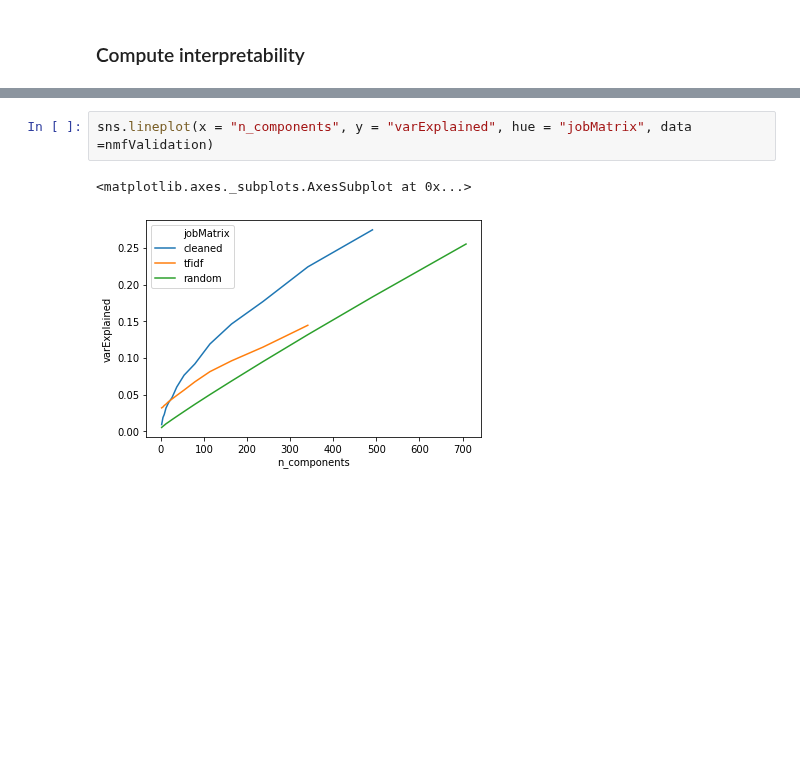
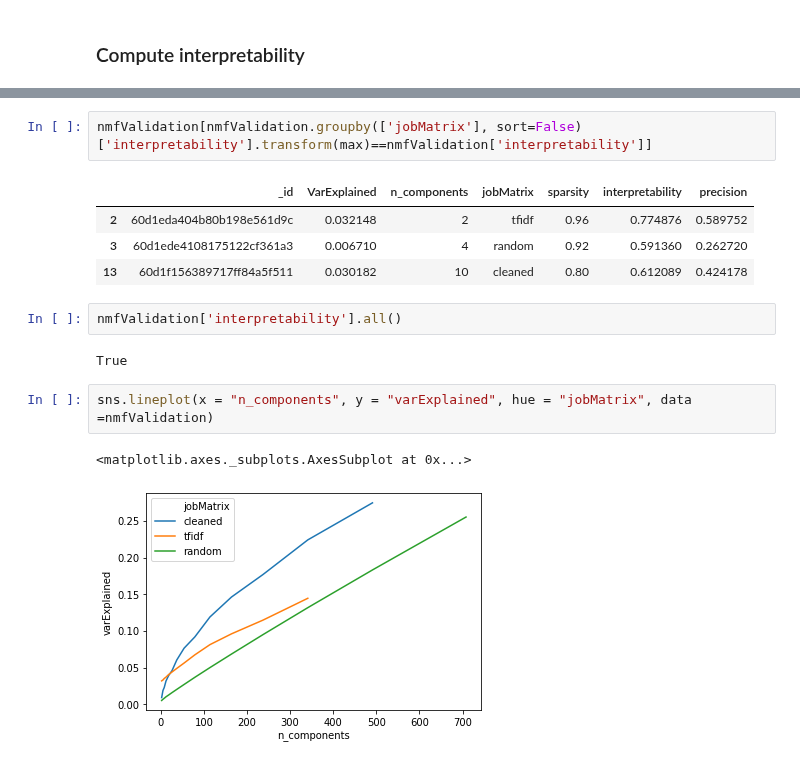
Before and after one commit to nataliavelez/OneHourOneLife, a Jupyter notebook: jobspace/nmf.ipynb, the cells around one changed output, grey strips where cells are left out. Drawn from its saved outputs; the diff is of its cells as text; blank space fills up the shorter version.

```diff
--- a/jobspace/nmf.ipynb
+++ b/jobspace/nmf.ipynb
@@ -554,3 +526,14 @@ Name: sparsity, dtype: float64
+# %%
+nmfValidation[nmfValidation.groupby(['jobMatrix'], sort=False)['interpretability'].transform(max)==nmfValidation['interpretability']]
+# %% [output]
+|  | _id | VarExplained | n_components | jobMatrix | sparsity | interpretability | precision |
+| 2 | 60d1eda404b80b198e561d9c | 0.032148 | 2 | tfidf | 0.96 | 0.774876 | 0.589752 |
+| 3 | 60d1ede4108175122cf361a3 | 0.006710 | 4 | random | 0.92 | 0.591360 | 0.262720 |
+| 13 | 60d1f156389717ff84a5f511 | 0.030182 | 10 | cleaned | 0.80 | 0.612089 | 0.424178 |
+# %%
+nmfValidation['interpretability'].all()
+# %% [output]
+True
 # %%
 sns.lineplot(x = "n_components", y = "varExplained", hue = "jobMatrix", data =nmfValidation)
 # %% [output]
```
Also changed, not shown: parts of 8 cells of this notebook.
